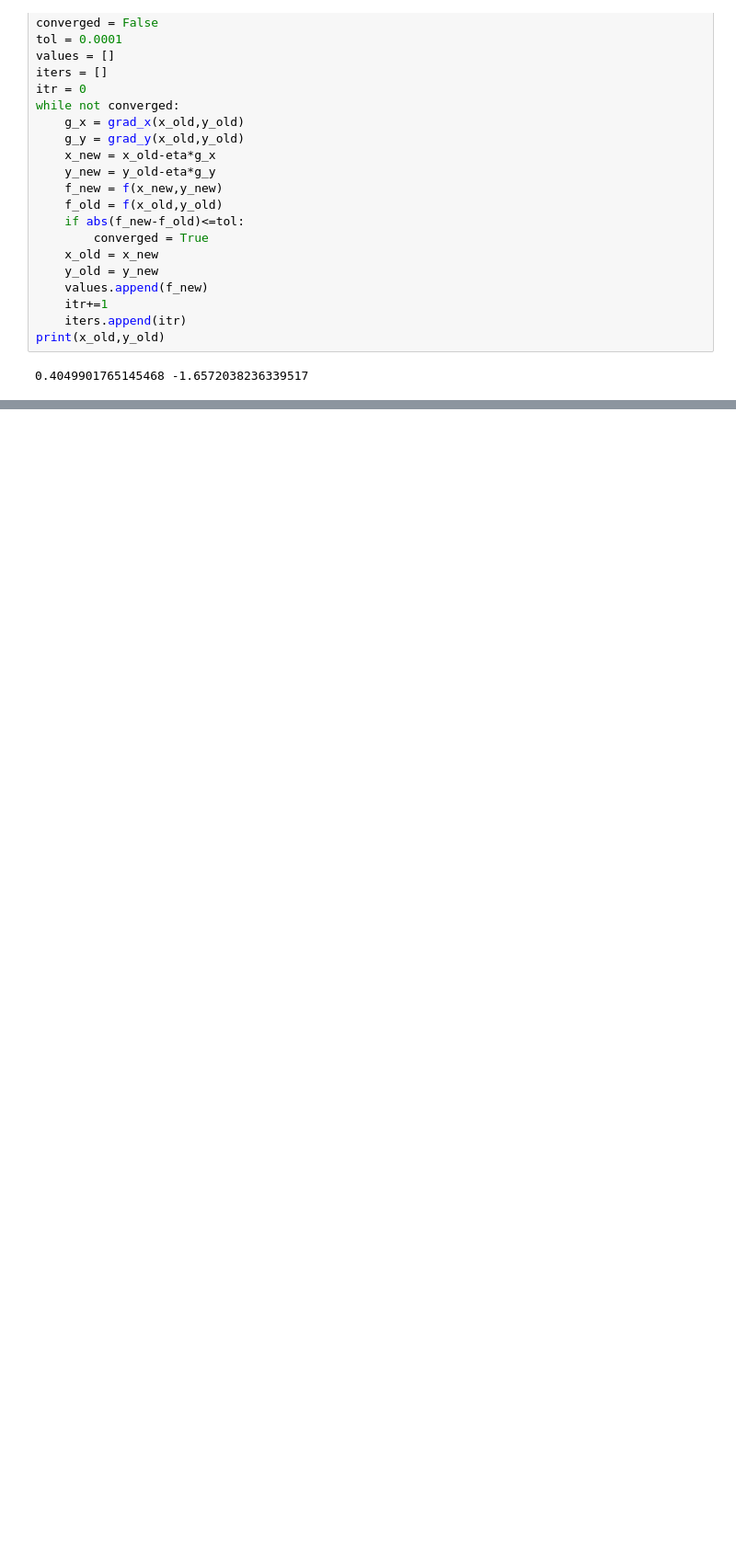
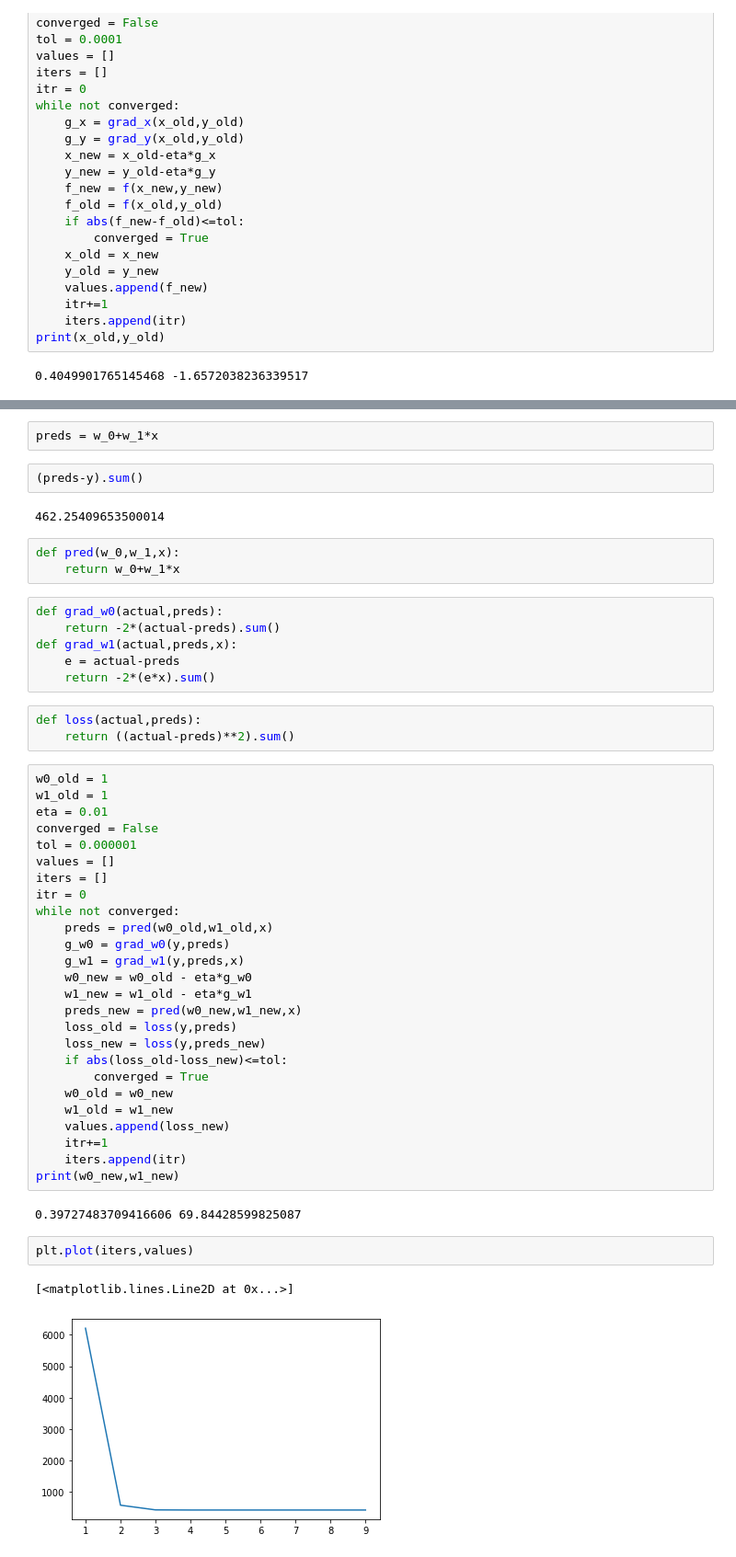
Before and after one commit to Gunnvant/idma_ft, a Jupyter notebook: DL/class_codes/05_01_22.ipynb, the cells around one changed output, grey strips where cells are left out. Shown at 92% size. Cells and saved outputs as stored; diff of their text form; blank space fills up the shorter version.

```diff
--- a/DL/class_codes/05_01_22.ipynb
+++ b/DL/class_codes/05_01_22.ipynb
@@ -143,0 +168,51 @@ print(x_old,y_old)
+# %%
+preds = w_0+w_1*x
+# %%
+(preds-y).sum()
+# %% [output]
+462.25409653500014
+# %%
+def pred(w_0,w_1,x):
+    return w_0+w_1*x
+# %%
+def grad_w0(actual,preds):
+    return -2*(actual-preds).sum()
+def grad_w1(actual,preds,x):
+    e = actual-preds
+    return -2*(e*x).sum()
+# %%
+def loss(actual,preds):
+    return ((actual-preds)**2).sum()
+# %%
+w0_old = 1
+w1_old = 1
+eta = 0.01
+converged = False
+tol = 0.000001
+values = []
+iters = []
+itr = 0
+while not converged:
+    preds = pred(w0_old,w1_old,x)
+    g_w0 = grad_w0(y,preds)
+    g_w1 = grad_w1(y,preds,x)
+    w0_new = w0_old - eta*g_w0
+    w1_new = w1_old - eta*g_w1
+    preds_new = pred(w0_new,w1_new,x)
+    loss_old = loss(y,preds)
+    loss_new = loss(y,preds_new)
+    if abs(loss_old-loss_new)<=tol:
+        converged = True
+    w0_old = w0_new
+    w1_old = w1_new
+    values.append(loss_new)
+    itr+=1
+    iters.append(itr)
+print(w0_new,w1_new)
+# %% [output]
+0.39727483709416606 69.84428599825087
+# %%
+plt.plot(iters,values)
+# %% [output]
+[<matplotlib.lines.Line2D at 0x...>]
+[figure, added]
```
Also changed, not shown: parts of 11 cells of this notebook.
